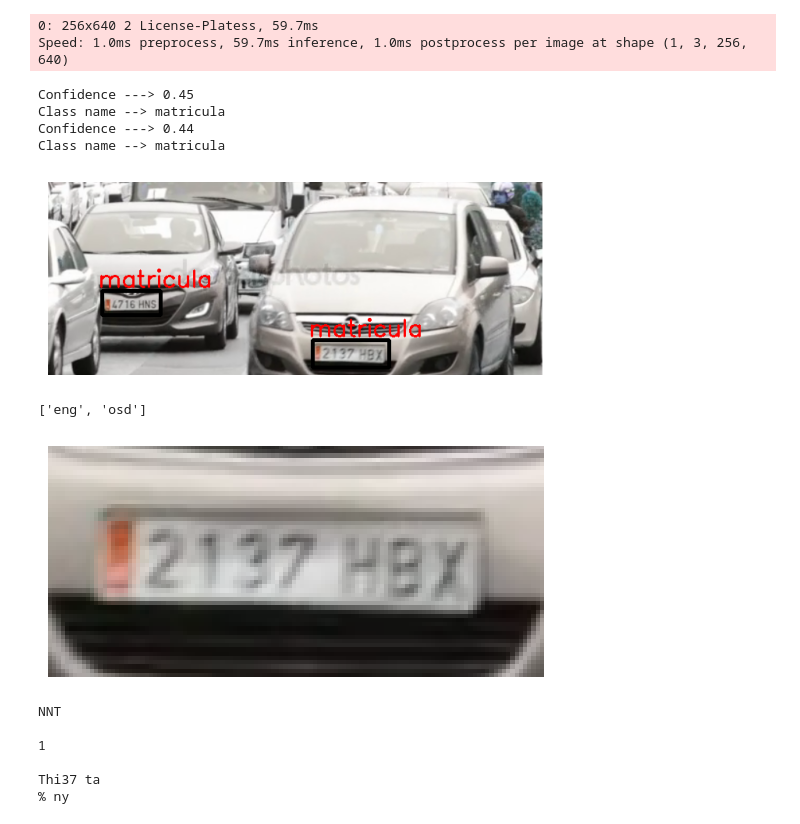
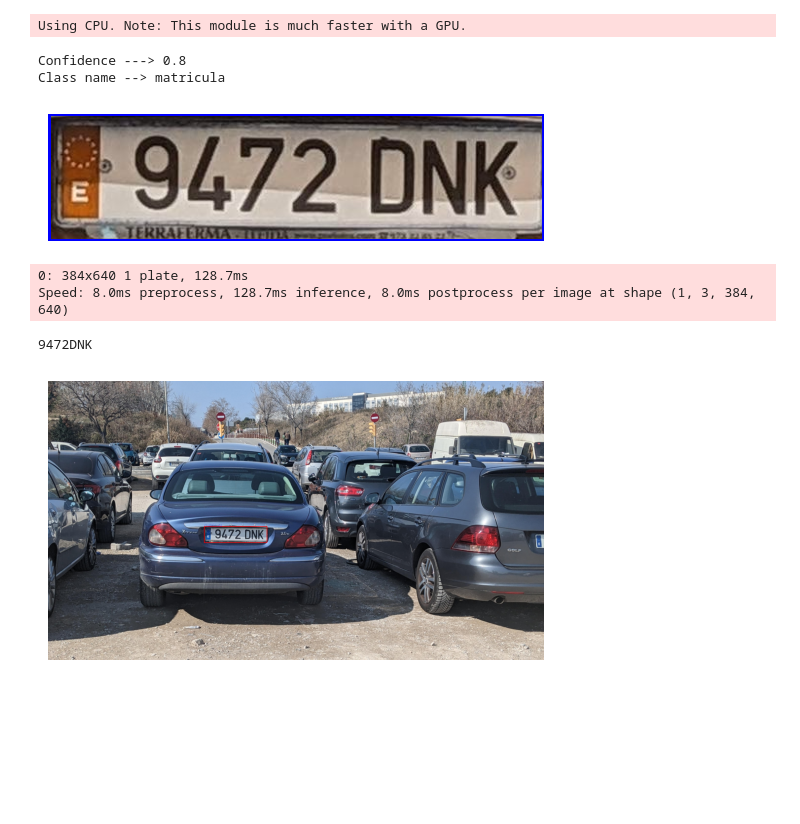
Before and after one commit to Ulpgc-Vision-por-computador/P5-Reconocimiento-De-Matriculas, a Jupyter notebook: entrega.ipynb, the cells around one changed output. Cells and saved outputs as stored; diff of their text form; code cells hidden in the pictures; blank space fills up the shorter version.

Commit message:
Added license reader code as function

```diff
--- a/entrega.ipynb
+++ b/entrega.ipynb
@@ -10,12 +10,29 @@ import numpy as np
 # Cargar modelo
 model = YOLO('yolov8n.yaml') # Construir nuevo modelo desde yaml
 
-results = model.train(data='license_plates_dataset/data.yaml', epochs=20, imgsz=640, patience=20)
+#results = model.train(data='spanish_license_plates_dataset/data.yaml', epochs=50, imgsz=640)
+# %%
+def read_license_plate(license_plate_crop):
+    #Carga del modelo de lengua
+    reader = easyocr.Reader(['en'], gpu=False)
+
+    plt.axis("off")
+    plt.imshow(license_plate_crop)
+    plt.show()
+
+    #Reconocimiento de una imagen
+    total_license = ""
+    results = reader.readtext(license_plate_crop, min_size=120)
+    for result in results:
+        bbox, text, score = result
+        text = text.upper().replace(' ', '')
+        total_license += text
+    print(total_license)
 # %%
-bestModel = YOLO('runs/detect/train4/weights/best.pt')
+bestModel = YOLO('runs/detect/train6/weights/best.pt')
 classNames = ['matricula']
 
-image_path = 'media/imagetest5.png'
+image_path = 'media/imagetest6.jpg'
 img = cv2.imread(image_path)
 
 
@@ -40,69 +57,41 @@ for r in results:
         print("Class name -->", classNames[cls])
 
         # Convierte identificador numérico de clase a un color RGB
         escala = int((cls / len(classNames)) * 255 * 3)
         if escala >= 255*2:
             R = 255
             G = 255
             B = escala - 255*2
         else:
             if escala >= 255:
                 R = 255
                 G = escala - 255
                 B = 0
             else:
                 R = escala
                 G = 0
                 B = 0
 
         # Dibuja el contenedor y clase
-        cv2.rectangle(img, (x1, y1), (x2, y2), (R, G, B), 3)
-        cv2.putText(img, classNames[cls] , [x1 -5, y1 -5], cv2.FONT_HERSHEY_SIMPLEX, 1, (255, 0, B), 2)
+        cv2.rectangle(img, (x1-10, y1-10), (x2+10, y2+10), (0, 0, 255), 4)
+        cv2.putText(img, classNames[cls] , [x1 -10, y1 -10], cv2.FONT_HERSHEY_SIMPLEX, 1, (255, 0, B), 1)
 
         license_plate_crop = img[y1 - 10:y2 + 10, x1 - 10:x2 + 10]
         license_plate_crop_resized = cv2.resize(license_plate_crop, (250, 150))
         license_plate_crop_gray = cv2.cvtColor(license_plate_crop_resized, cv2.COLOR_BGR2GRAY)
 
         license_plate_crop_thresh = cv2.adaptiveThreshold(license_plate_crop_gray, 255, cv2.ADAPTIVE_THRESH_GAUSSIAN_C, cv2.THRESH_BINARY, 15, 2)
-
+        read_license_plate(license_plate_crop)
 
 plt.axis("off")
-plt.imshow(img)
+plt.imshow(cv2.cvtColor(img, cv2.COLOR_BGR2RGB))
 plt.show()
 # %% [output]
-0: 256x640 2 License-Platess, 59.7ms
-Speed: 1.0ms preprocess, 59.7ms inference, 1.0ms postprocess per image at shape (1, 3, 256, 640)
+Using CPU. Note: This module is much faster with a GPU.
-Confidence ---> 0.45
+Confidence ---> 0.8
 Class name --> matricula
-Confidence ---> 0.44
-Class name --> matricula
-[figure, old version]
+[figure, new version]
+0: 384x640 1 plate, 128.7ms
+Speed: 8.0ms preprocess, 128.7ms inference, 8.0ms postprocess per image at shape (1, 3, 384, 640)
+9472DNK
+[figure, added]
-# %%
-pytesseract.pytesseract.tesseract_cmd = r'C:/Program Files/Tesseract-OCR/tesseract'
-
-# Lenguajes disponibles
-print(pytesseract.get_languages(config=''))
-
-#Cargo imagen y ocnvierto a RGB
-
-#gray_image = cv2.bilateralFilter(gray_image, 11, 17, 17)
-#canny_edge = cv2.Canny(gray_image, 30, 200)
-
-
-
-plt.axis("off")
-plt.imshow(license_plate_crop)
-plt.show()
-
-
-#Aplica reconocedor a imagen cargada
-print(pytesseract.image_to_string(license_plate_crop_thresh))
-# %% [output]
-['eng', 'osd']
-[figure, removed]
-NNT
-
-1
-
-Thi37 ta
-% ny
```
Also changed, not shown: parts of 2 cells of this notebook.
